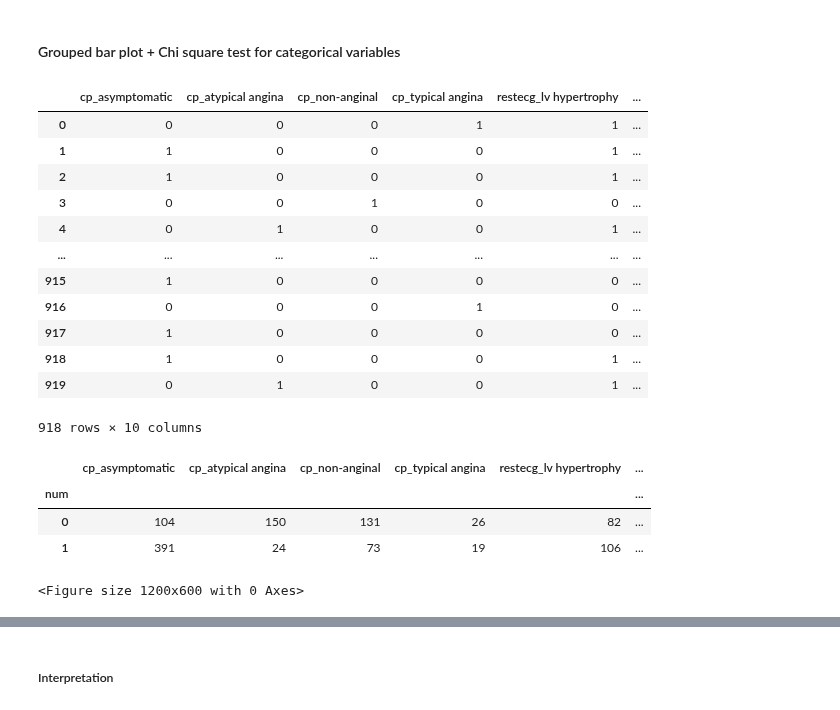
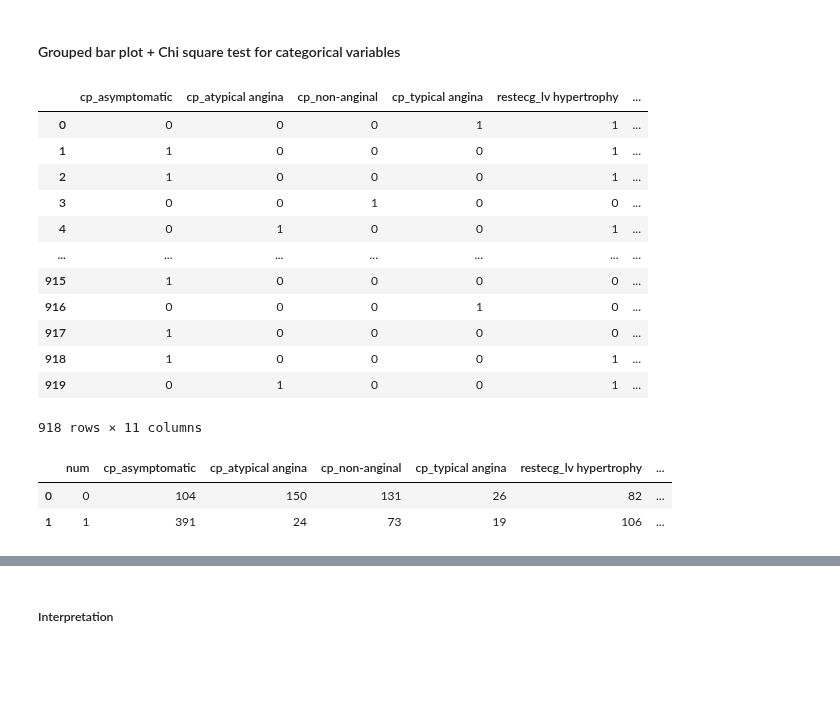
Before and after one commit to ThereseColeongco/hd-classifier, a Jupyter notebook: classifier.ipynb, the cells around one changed output, grey strips where cells are left out. Cells and saved outputs as stored; diff of their text form; code cells hidden in the pictures; blank space fills up the shorter version.

Commit message:
attempt to create bar plot

```diff
--- a/classifier.ipynb
+++ b/classifier.ipynb
@@ -652,7 +652,7 @@ Each of the continuous variables have a statistically significant when it comes
 # %% [markdown]
 #### Grouped bar plot + Chi square test for categorical variables
 # %%
-cat_cols_encoded.remove('num')
+# cat_cols_encoded.remove('num')
 # %%
 df_eda[cat_cols_encoded]
 # %% [output]
@@ -668,20 +668,16 @@ df_eda[cat_cols_encoded]
 | 917 | 1 | 0 | 0 | 0 | 0 | ... |
 | 918 | 1 | 0 | 0 | 0 | 1 | ... |
 | 919 | 0 | 1 | 0 | 0 | 1 | ... |
-918 rows × 10 columns
+918 rows × 11 columns
 # %%
-plt.figure(figsize=(12,6))
+cat_cols = [c for c in cat_cols_encoded if c != 'num']
 
-cat_counts = df_eda.groupby('num')[cat_cols_encoded].sum()
+cat_counts = df_eda.groupby('num')[cat_cols].sum().reset_index()
+
+long_df_cat = cat_counts.melt(id_vars='num', var_name='feature', value_name='count')
+
 cat_counts
-# TODO convert cat_counts to long format
-
-# long_df_cat = cat_counts.melt(id_vars='num', var_name='feature', value_name='count')
-
-# bar_plot = sns.catplot(data=long_df_cat, kind='bar', x='feature', y='count', hue='num', hue_order=[0, 1])
 # %% [output]
-|  | cp_asymptomatic | cp_atypical angina | cp_non-anginal | cp_typical angina | restecg_lv hypertrophy | ... |
-| num |  |  |  |  |  | ... |
-| 0 | 104 | 150 | 131 | 26 | 82 | ... |
-| 1 | 391 | 24 | 73 | 19 | 106 | ... |
+|  | num | cp_asymptomatic | cp_atypical angina | cp_non-anginal | cp_typical angina | restecg_lv hypertrophy | ... |
+| 0 | 0 | 104 | 150 | 131 | 26 | 82 | ... |
+| 1 | 1 | 391 | 24 | 73 | 19 | 106 | ... |
-<Figure size 1200x600 with 0 Axes>
```
Also changed, not shown: parts of 3 cells of this notebook.
